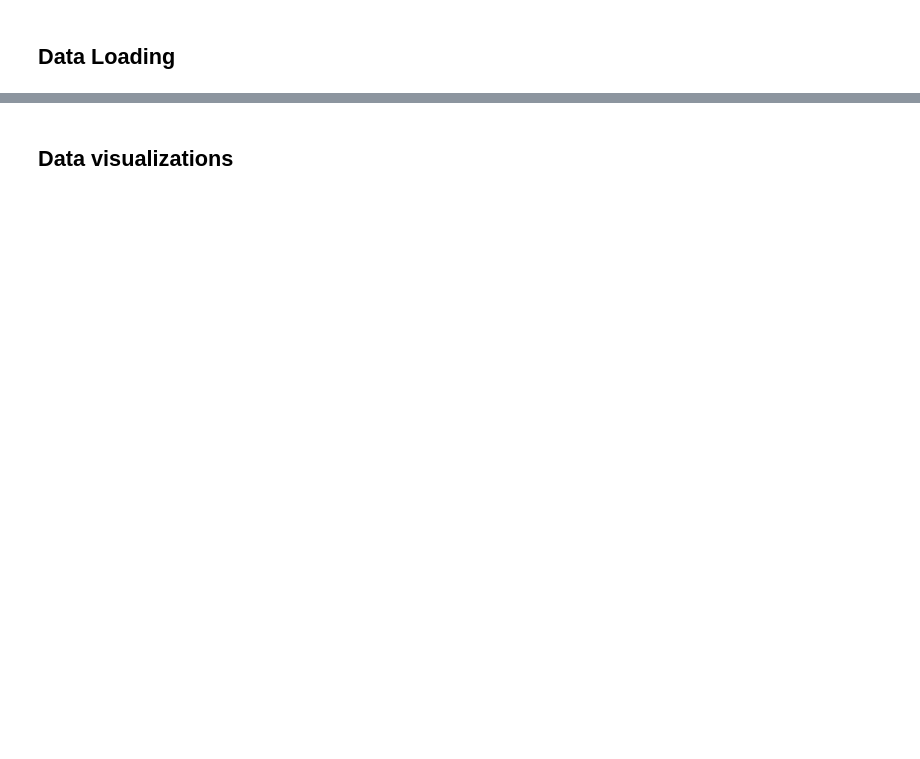
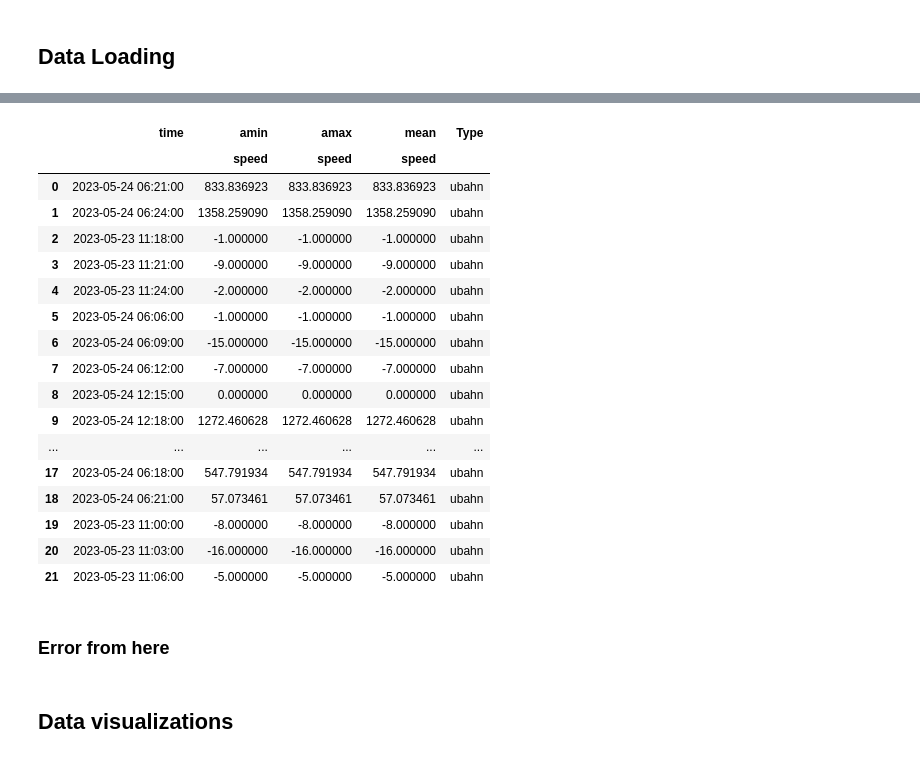
Before and after one commit to or81ynez/MaennerML, a Jupyter notebook: Maenner.ipynb, the cells around one changed output, grey strips where cells are left out. Cells and saved outputs as stored; diff of their text form; code cells hidden in the pictures; blank space fills up the shorter version.

```diff
--- a/Maenner.ipynb
+++ b/Maenner.ipynb
@@ -95,0 +66,4 @@ x_train, x_test, y_train, y_test = train_test_split(x, y, test_size=0.25, random
+# %%
+#Drop column time to avoid confusion with time-indexing
+for df in [loc_ubahn1, loc_ubahn2, loc_ubahn3, loc_ubahn4, loc_ubahn5, loc_ubahn6, loc_ubahn7]:
+    df.drop (columns = ['time'], inplace = True)
@@ -95,0 +78,13 @@ x_train, x_test, y_train, y_test = train_test_split(x, y, test_size=0.25, random
+# %%
+#Combine 3-minutes windows data into one DataFrame
+def combine_into_df(dfs):
+    combined_df = pd.concat([cut_into_window(df) for df in dfs])  # Apply cut_into_window to each DataFrame and concatenate them
+    combined_df.reset_index(drop=True, inplace=True)  # Reset the index of the combined DataFrame
+    return combined_df
+# %%
+#Apply on location data of Ubahn
+df = [loc_ubahn1, loc_ubahn2, loc_ubahn3, loc_ubahn4, loc_ubahn5, loc_ubahn6, loc_ubahn7]
+# %%
+#Apply on function
+loc_ubahn = combine_into_df(df)
+loc_ubahn.head(22)
@@ -96,2 +110,28 @@ x_train, x_test, y_train, y_test = train_test_split(x, y, test_size=0.25, random
+# %%
+#Add new column for traffic type
+for i in range(len(loc_ubahn)):
+  loc_ubahn['Type'] = 'ubahn'
+loc_ubahn.head(22)
+# %% [output]
+|  | time | amin | amax | mean | Type |
+|  |  | speed | speed | speed |  |
+| 0 | 2023-05-24 06:21:00 | 833.836923 | 833.836923 | 833.836923 | ubahn |
+| 1 | 2023-05-24 06:24:00 | 1358.259090 | 1358.259090 | 1358.259090 | ubahn |
+| 2 | 2023-05-23 11:18:00 | -1.000000 | -1.000000 | -1.000000 | ubahn |
+| 3 | 2023-05-23 11:21:00 | -9.000000 | -9.000000 | -9.000000 | ubahn |
+| 4 | 2023-05-23 11:24:00 | -2.000000 | -2.000000 | -2.000000 | ubahn |
+| 5 | 2023-05-24 06:06:00 | -1.000000 | -1.000000 | -1.000000 | ubahn |
+| 6 | 2023-05-24 06:09:00 | -15.000000 | -15.000000 | -15.000000 | ubahn |
+| 7 | 2023-05-24 06:12:00 | -7.000000 | -7.000000 | -7.000000 | ubahn |
+| 8 | 2023-05-24 12:15:00 | 0.000000 | 0.000000 | 0.000000 | ubahn |
+| 9 | 2023-05-24 12:18:00 | 1272.460628 | 1272.460628 | 1272.460628 | ubahn |
+| ... | ... | ... | ... | ... | ... |
+| 17 | 2023-05-24 06:18:00 | 547.791934 | 547.791934 | 547.791934 | ubahn |
+| 18 | 2023-05-24 06:21:00 | 57.073461 | 57.073461 | 57.073461 | ubahn |
+| 19 | 2023-05-23 11:00:00 | -8.000000 | -8.000000 | -8.000000 | ubahn |
+| 20 | 2023-05-23 11:03:00 | -16.000000 | -16.000000 | -16.000000 | ubahn |
+| 21 | 2023-05-23 11:06:00 | -5.000000 | -5.000000 | -5.000000 | ubahn |
+# %% [markdown]
+### Error from here
 # %% [markdown]
 ## Data visualizations
```
Also changed, not shown: parts of 22 cells of this notebook, 45 other files.
